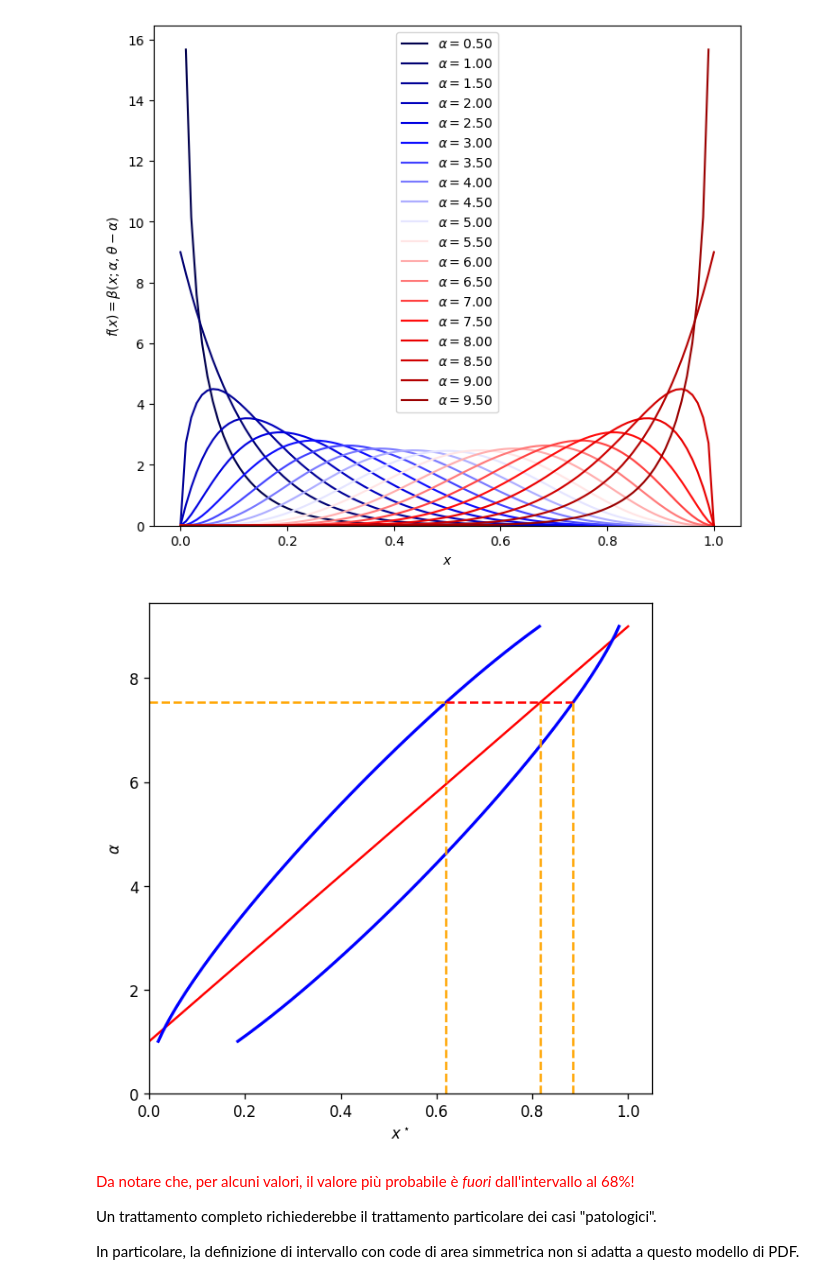
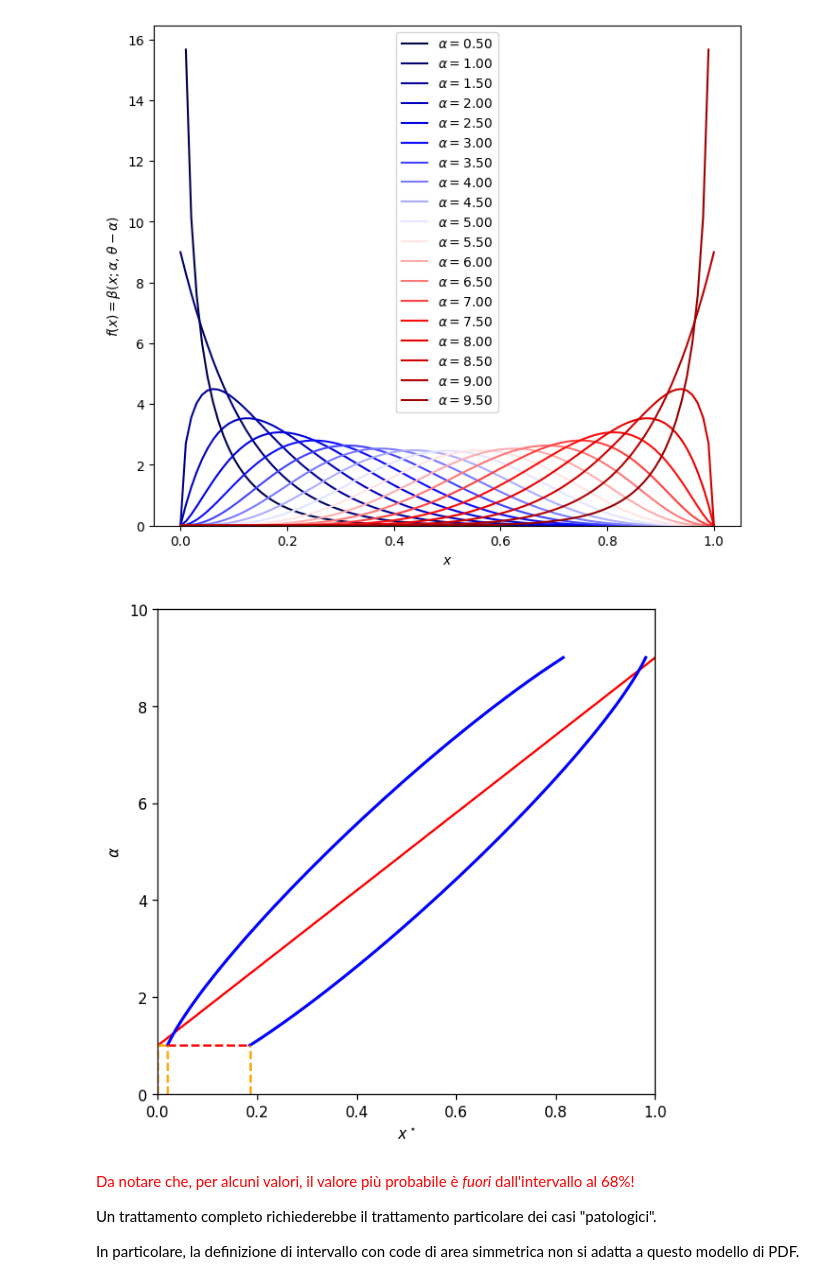
Before and after one commit to lucalista/analisi-dati-2021, a Jupyter notebook: 20.00.00__Intervalli_di_confidenza.ipynb, the cells around one changed output. Cells and saved outputs as stored; diff of their text form; code cells hidden in the pictures.

```diff
--- a/20.00.00__Intervalli_di_confidenza.ipynb
+++ b/20.00.00__Intervalli_di_confidenza.ipynb
@@ -238,22 +238,22 @@ x_hi = [i[3] for i in band]
 # %%
 plt.figure(figsize=(6,6), dpi=120)
 plt.plot(x_hat, alpha, linestyle='-', color='r')
 plt.plot(x_lo, alpha, color='b', linewidth=2)
 plt.plot(x_hi, alpha, color='b', linewidth=2)
-pos=40
+pos=0
 alpha_0 = alpha[pos]
 plt.plot([0, x_lo[pos]], [alpha_0, alpha_0], color='orange', linestyle='--')
 plt.plot([x_lo[pos], x_hi[pos]], [alpha_0, alpha_0], color='red', linestyle='--')
 plt.plot([x_hi[pos], x_hi[pos]], [0, alpha_0], color='orange', linestyle='--')
 plt.plot([x_lo[pos], x_lo[pos]], [0, alpha_0], color='orange', linestyle='--')
 plt.plot([x_hat[pos], x_hat[pos]], [0, alpha_0], color='orange', linestyle='--')
 plt.xlabel(r'$x^\star$')
 plt.ylabel(r'$\alpha$')
-plt.ylim(0)
-plt.xlim(0)
+plt.ylim(0,10)
+plt.xlim(0,1)
 plt.show()
 # %% [output]
-[figure, old version]
+[figure, new version]
 # %% [markdown]
 <span style="color: red">Da notare che, per alcuni valori, il valore più probabile è *fuori* dall'intervallo al 68%!</span>
 
```
